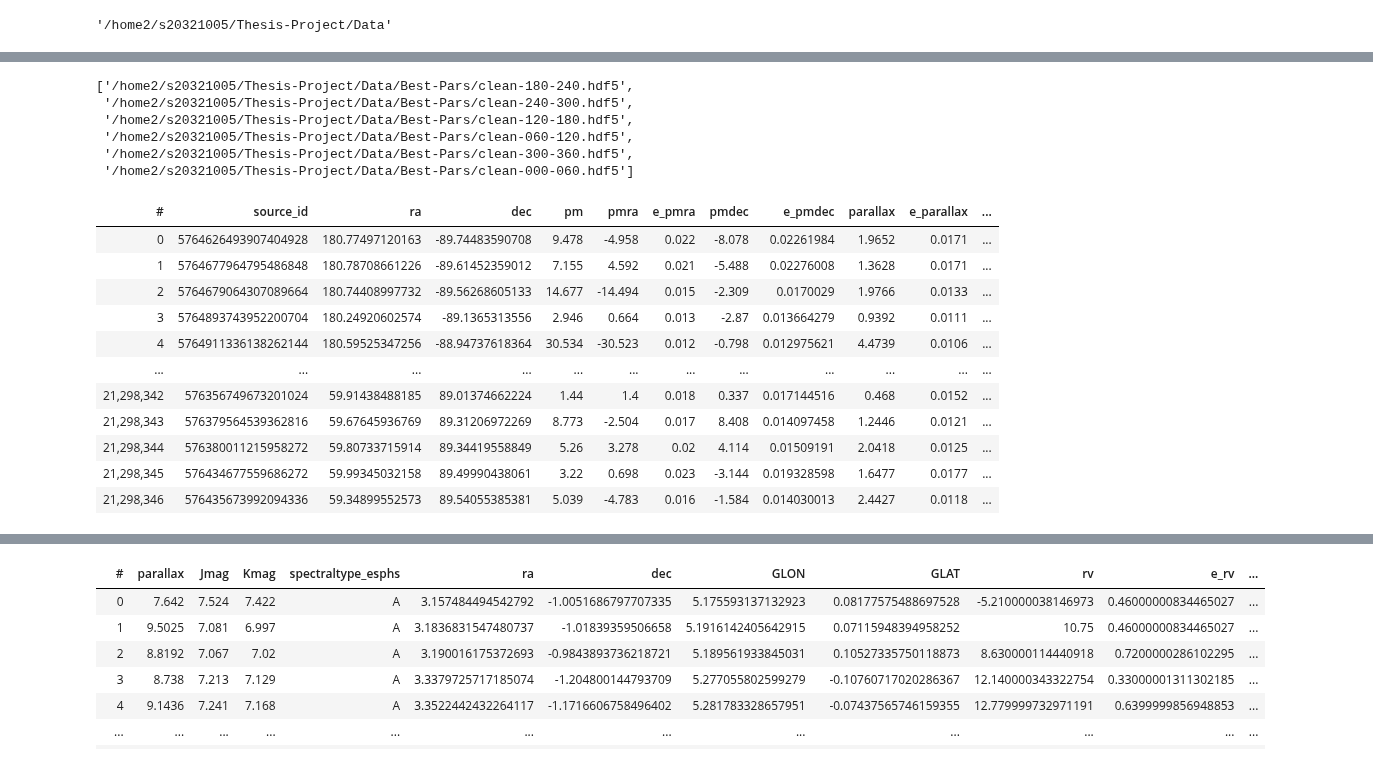
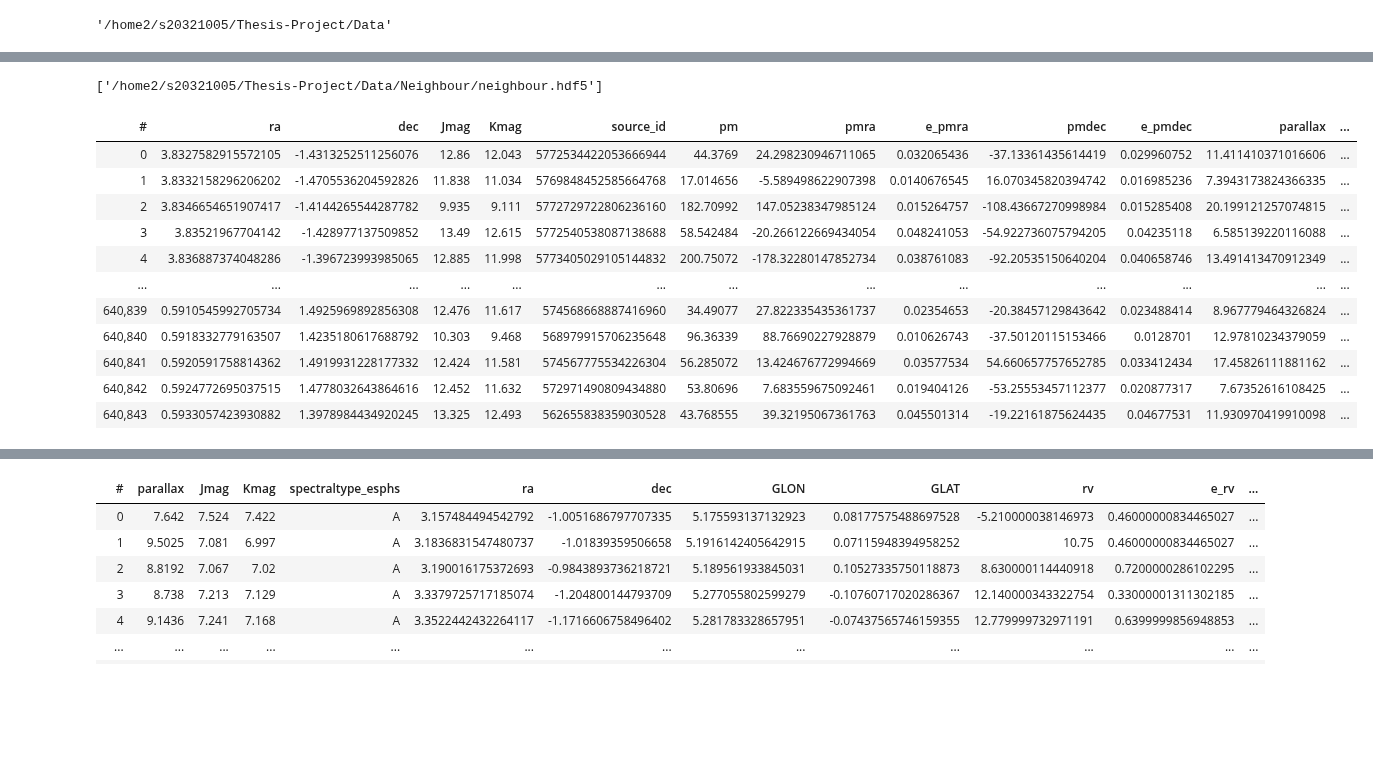
Before and after one commit to Alisyaifudin/Thesis-Project, a Jupyter notebook: 3. Vertical Velocity Distribution/3.4. Cutting.ipynb, the cells around one changed output, grey strips where cells are left out. Cells and saved outputs as stored; diff of their text form; code cells hidden in the pictures; blank space fills up the shorter version.

```diff
--- a/3. Vertical Velocity Distribution/3.4. Cutting.ipynb
+++ b/3. Vertical Velocity Distribution/3.4. Cutting.ipynb
@@ -32,29 +32,24 @@ Creating Spectral-Class-Velocity dir in Data dir
 # %%
 # path to best-pars, created at 3.3. Best-pars.ipynb
-gaia_dir = join(root_data_dir, "Best-Pars")
+gaia_dir = join(root_data_dir, "Neighbour")
 files = glob(join(gaia_dir, "*.hdf5"))
 # file = join(data_dir, "mamajek-spectral-class.hdf5")
 files
 # %% [output]
-['/home2/s20321005/Thesis-Project/Data/Best-Pars/clean-180-240.hdf5',
- '/home2/s20321005/Thesis-Project/Data/Best-Pars/clean-240-300.hdf5',
- '/home2/s20321005/Thesis-Project/Data/Best-Pars/clean-120-180.hdf5',
- '/home2/s20321005/Thesis-Project/Data/Best-Pars/clean-060-120.hdf5',
- '/home2/s20321005/Thesis-Project/Data/Best-Pars/clean-300-360.hdf5',
- '/home2/s20321005/Thesis-Project/Data/Best-Pars/clean-000-060.hdf5']
+['/home2/s20321005/Thesis-Project/Data/Neighbour/neighbour.hdf5']
 # %%
-raw = vaex.open_many(files)
-raw
+df = vaex.open_many(files)
+df
 # %% [output]
-| # | source_id | ra | dec | pm | pmra | e_pmra | pmdec | e_pmdec | parallax | e_parallax | ... |
-| 0 | 5764626493907404928 | 180.77497120163 | -89.74483590708 | 9.478 | -4.958 | 0.022 | -8.078 | 0.02261984 | 1.9652 | 0.0171 | ... |
-| 1 | 5764677964795486848 | 180.78708661226 | -89.61452359012 | 7.155 | 4.592 | 0.021 | -5.488 | 0.02276008 | 1.3628 | 0.0171 | ... |
-| 2 | 5764679064307089664 | 180.74408997732 | -89.56268605133 | 14.677 | -14.494 | 0.015 | -2.309 | 0.0170029 | 1.9766 | 0.0133 | ... |
-| 3 | 5764893743952200704 | 180.24920602574 | -89.1365313556 | 2.946 | 0.664 | 0.013 | -2.87 | 0.013664279 | 0.9392 | 0.0111 | ... |
-| 4 | 5764911336138262144 | 180.59525347256 | -88.94737618364 | 30.534 | -30.523 | 0.012 | -0.798 | 0.012975621 | 4.4739 | 0.0106 | ... |
-| ... | ... | ... | ... | ... | ... | ... | ... | ... | ... | ... | ... |
-| 21,298,342 | 576356749673201024 | 59.91438488185 | 89.01374662224 | 1.44 | 1.4 | 0.018 | 0.337 | 0.017144516 | 0.468 | 0.0152 | ... |
-| 21,298,343 | 576379564539362816 | 59.67645936769 | 89.31206972269 | 8.773 | -2.504 | 0.017 | 8.408 | 0.014097458 | 1.2446 | 0.0121 | ... |
-| 21,298,344 | 576380011215958272 | 59.80733715914 | 89.34419558849 | 5.26 | 3.278 | 0.02 | 4.114 | 0.01509191 | 2.0418 | 0.0125 | ... |
-| 21,298,345 | 576434677559686272 | 59.99345032158 | 89.49990438061 | 3.22 | 0.698 | 0.023 | -3.144 | 0.019328598 | 1.6477 | 0.0177 | ... |
-| 21,298,346 | 576435673992094336 | 59.34899552573 | 89.54055385381 | 5.039 | -4.783 | 0.016 | -1.584 | 0.014030013 | 2.4427 | 0.0118 | ... |
+| # | ra | dec | Jmag | Kmag | source_id | pm | pmra | e_pmra | pmdec | e_pmdec | parallax | ... |
+| 0 | 3.8327582915572105 | -1.4313252511256076 | 12.86 | 12.043 | 5772534422053666944 | 44.3769 | 24.298230946711065 | 0.032065436 | -37.13361435614419 | 0.029960752 | 11.411410371016606 | ... |
+| 1 | 3.8332158296206202 | -1.4705536204592826 | 11.838 | 11.034 | 5769848452585664768 | 17.014656 | -5.589498622907398 | 0.0140676545 | 16.070345820394742 | 0.016985236 | 7.3943173824366335 | ... |
+| 2 | 3.8346654651907417 | -1.4144265544287782 | 9.935 | 9.111 | 5772729722806236160 | 182.70992 | 147.05238347985124 | 0.015264757 | -108.43667270998984 | 0.015285408 | 20.199121257074815 | ... |
+| 3 | 3.83521967704142 | -1.428977137509852 | 13.49 | 12.615 | 5772540538087138688 | 58.542484 | -20.266122669434054 | 0.048241053 | -54.922736075794205 | 0.04235118 | 6.585139220116088 | ... |
+| 4 | 3.836887374048286 | -1.396723993985065 | 12.885 | 11.998 | 5773405029105144832 | 200.75072 | -178.32280147852734 | 0.038761083 | -92.20535150640204 | 0.040658746 | 13.491413470912349 | ... |
+| ... | ... | ... | ... | ... | ... | ... | ... | ... | ... | ... | ... | ... |
+| 640,839 | 0.5910545992705734 | 1.4925969892856308 | 12.476 | 11.617 | 574568668887416960 | 34.49077 | 27.822335435361737 | 0.02354653 | -20.38457129843642 | 0.023488414 | 8.967779464326824 | ... |
+| 640,840 | 0.5918332779163507 | 1.4235180617688792 | 10.303 | 9.468 | 568979915706235648 | 96.36339 | 88.76690227928879 | 0.010626743 | -37.50120115153466 | 0.0128701 | 12.97810234379059 | ... |
+| 640,841 | 0.5920591758814362 | 1.4919931228177332 | 12.424 | 11.581 | 574567775534226304 | 56.285072 | 13.424676772994669 | 0.03577534 | 54.660657757652785 | 0.033412434 | 17.45826111881162 | ... |
+| 640,842 | 0.5924772695037515 | 1.4778032643864616 | 12.452 | 11.632 | 572971490809434880 | 53.80696 | 7.683559675092461 | 0.019404126 | -53.25553457112377 | 0.020877317 | 7.67352616108425 | ... |
+| 640,843 | 0.5933057423930882 | 1.3978984434920245 | 13.325 | 12.493 | 562655838359030528 | 43.768555 | 39.32195067361763 | 0.045501314 | -19.22161875624435 | 0.04677531 | 11.930970419910098 | ... |
```
Also changed, not shown: parts of 19 cells of this notebook, 29 other files.
